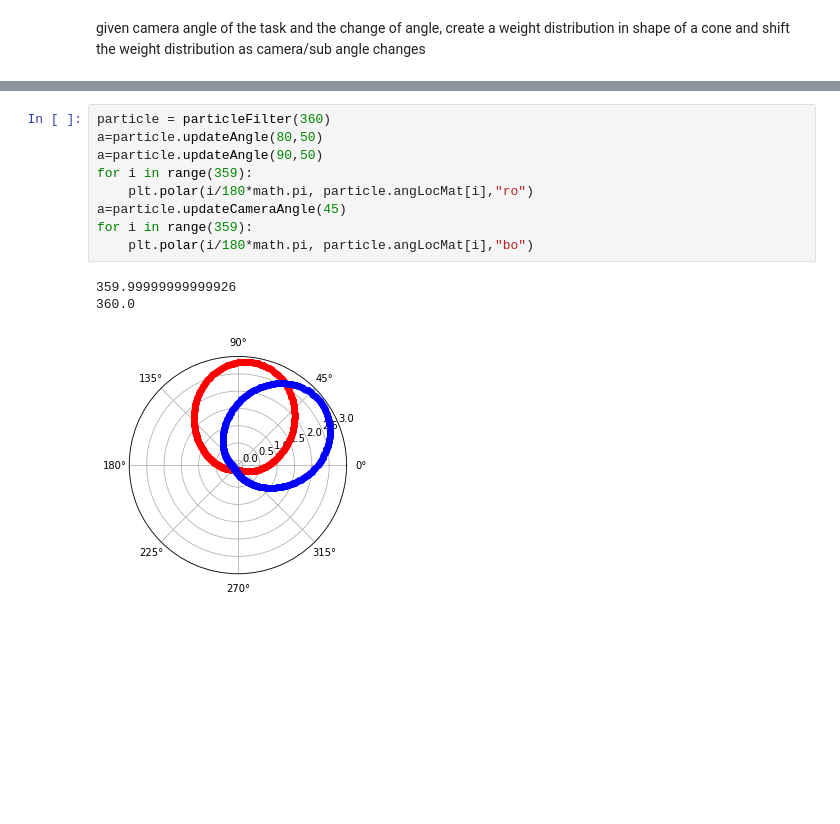
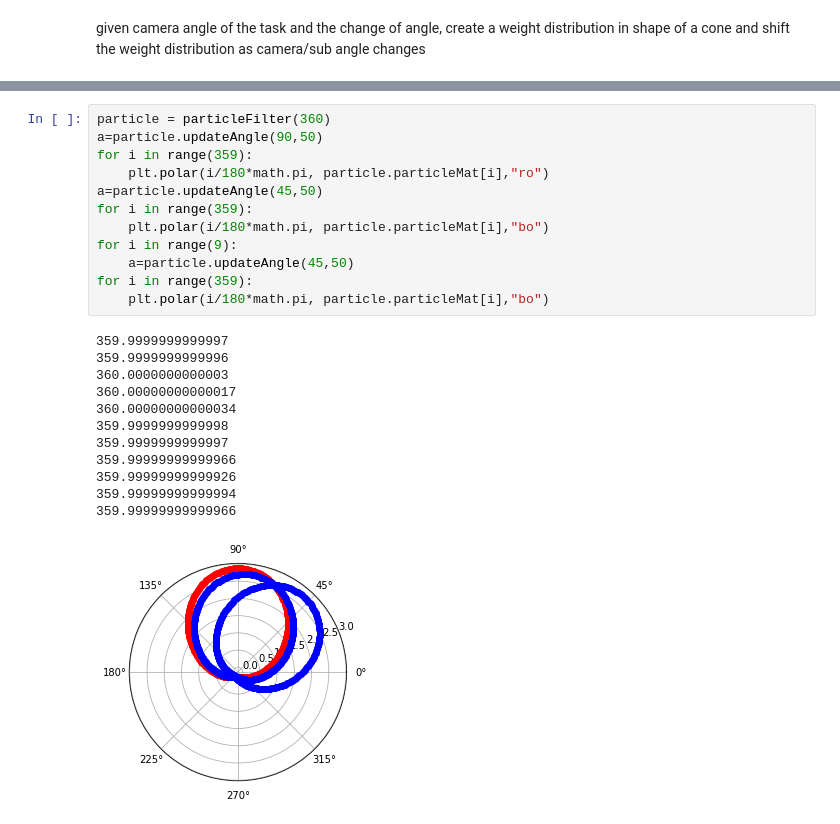
Before and after one commit to MuddSub/Localization, a Jupyter notebook: Gaussian Localization.ipynb, the cells around one changed output, grey strips where cells are left out. Cells and saved outputs as stored; diff of their text form; blank space fills up the shorter version.

```diff
--- a/Gaussian Localization.ipynb
+++ b/Gaussian Localization.ipynb
@@ -67,13 +71,25 @@ class particleFilter():
 # %%
 particle = particleFilter(360)
-a=particle.updateAngle(80,50)
 a=particle.updateAngle(90,50)
 for i in range(359):
-    plt.polar(i/180*math.pi, particle.angLocMat[i],"ro")
-a=particle.updateCameraAngle(45)
+    plt.polar(i/180*math.pi, particle.particleMat[i],"ro")
+a=particle.updateAngle(45,50)
 for i in range(359):
-    plt.polar(i/180*math.pi, particle.angLocMat[i],"bo")
+    plt.polar(i/180*math.pi, particle.particleMat[i],"bo")
+for i in range(9):
+    a=particle.updateAngle(45,50)
+for i in range(359):
+    plt.polar(i/180*math.pi, particle.particleMat[i],"bo")
 # %% [output]
+359.9999999999997
+359.9999999999996
+360.0000000000003
+360.00000000000017
+360.00000000000034
+359.9999999999998
+359.9999999999997
+359.99999999999966
 359.99999999999926
-360.0
+359.99999999999994
+359.99999999999966
-[figure, old version]
+[figure, new version]
```
Also changed, not shown: parts of 2 cells of this notebook.
